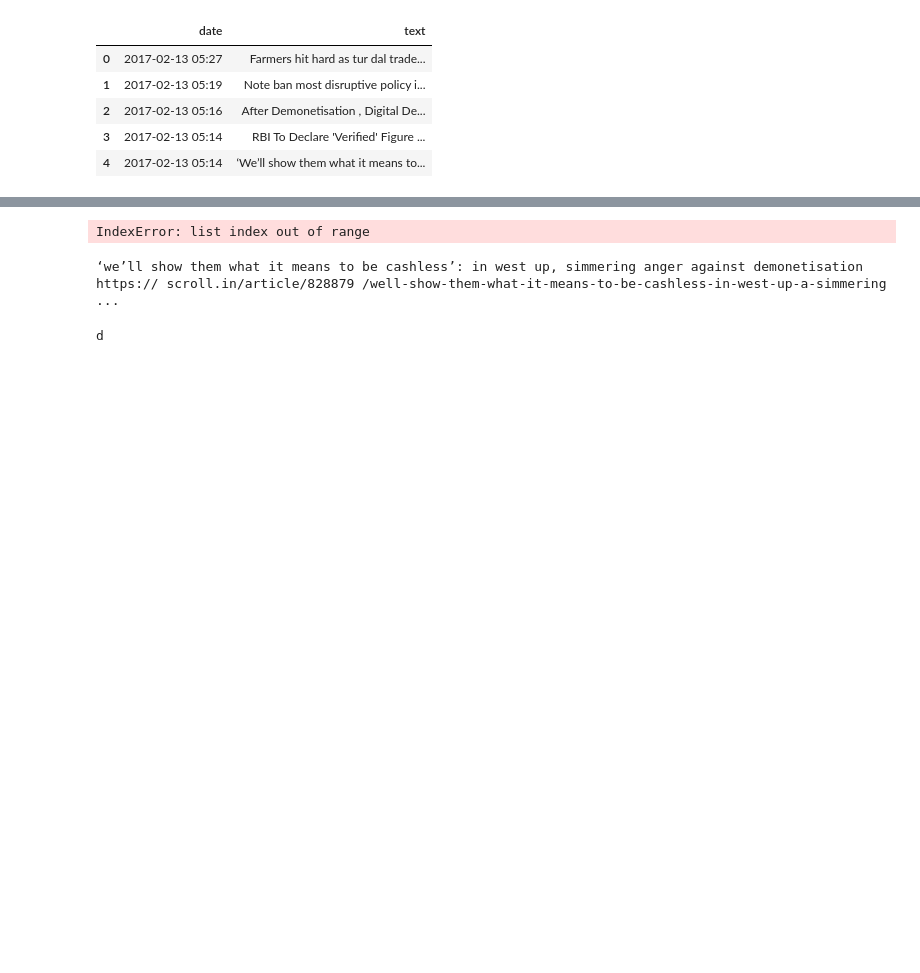
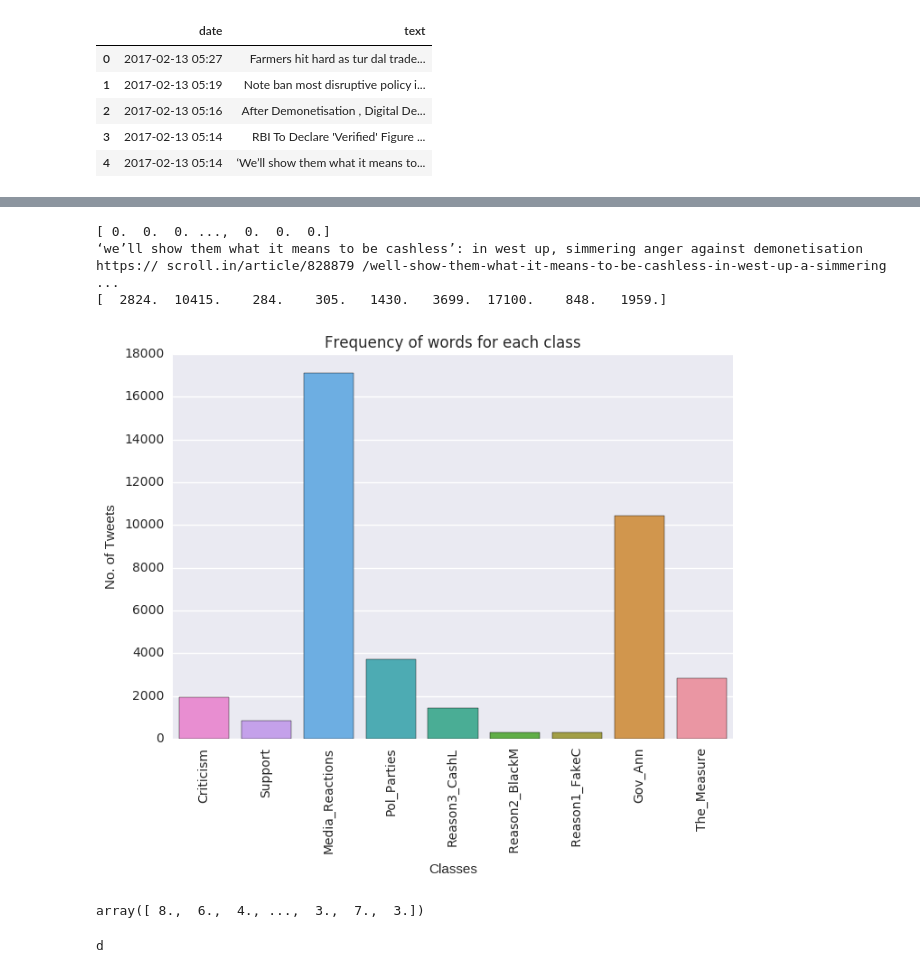
Before and after one commit to JiteshPshah/Twitter-Mining, a Jupyter notebook: Twitter_mining.ipynb, the cells around one changed output, grey strips where cells are left out. Saved outputs shown, nothing was run; the diff lists cells and outputs as text; code cells hidden in the pictures; blank space fills up the shorter version.

```diff
--- a/Twitter_mining.ipynb
+++ b/Twitter_mining.ipynb
@@ -3,5 +4,5 @@ import pandas as pd
 # %%
-Data=pd.read_csv("/home/dharma/Downloads/Extracting Tweets/Tweets_unprocessed.csv")
+Data=pd.read_csv("/home/dharma/Tweeter Mining/output_got.csv")
 # %%
 Data.head()
 # %% [output]
@@ -62,13 +64,35 @@ Classes = [lowerList(Class) for Class in Classes]
 # %%
+#count=np.zeros(Tweets_WithDate.shape[0])
+count=np.zeros(len(Classes))
 for i in range(len(Classes)):
     for j in range(len(Classes[i])):
         for k in range(len(Tweets_WithDate['text'])):
             if Classes[i][j] in Tweets_WithDate["text"][k]:
-                 print Tweets_WithDate["text"]
+                    #count[k]=count[k]+1
+                    count[i]=count[i]+1
-# %% [output]
-IndexError: list index out of range
 # %%
 #if Classes[3][0] in Tweets_WithDate['text'][4]:
+print np.zeros(Tweets_WithDate.shape[0])
 print Tweets_WithDate['text'][4]
+print count
+#Words[][]=
 # %% [output]
+[ 0.  0.  0. ...,  0.  0.  0.]
 ‘we’ll show them what it means to be cashless’: in west up, simmering anger against demonetisation https:// scroll.in/article/828879 /well-show-them-what-it-means-to-be-cashless-in-west-up-a-simmering ...
+[  2824.  10415.    284.    305.   1430.   3699.  17100.    848.   1959.]
+# %%
+import seaborn as sns
+Classes1 = ['The_Measure', 'Gov_Ann',' Reason1_FakeC',' Reason2_BlackM', "Reason3_CashL", 'Pol_Parties', 'Media_Reactions', 'Support', 'Criticism']
+_ROTATION_DEGREES = 90
+b=sns.barplot(x=Classes1,y=count)
+b.set_xticklabels(Classes1, rotation=_ROTATION_DEGREES)
+b.set_title('Frequency of words for each class')
+b.set_xlabel("Classes")
+b.set_ylabel("No. of Tweets")
+b.invert_xaxis()
+#plt.yticks(rotation=0)
+#?sns.barplot
+#?pd.DataFrame()
+#Frequencies_words.plot(kind='bar',)
+# %% [output]
+[figure, added]
@@ -75,3 +101,7 @@ print Tweets_WithDate['text'][4]
+# %%
+count
+# %% [output]
+array([ 8.,  6.,  4., ...,  3.,  7.,  3.])
 # %%
 for i in range(len(Classes)):
     for j in range(len(Classes[i])):
```
Also changed, not shown: parts of 7 cells of this notebook.
